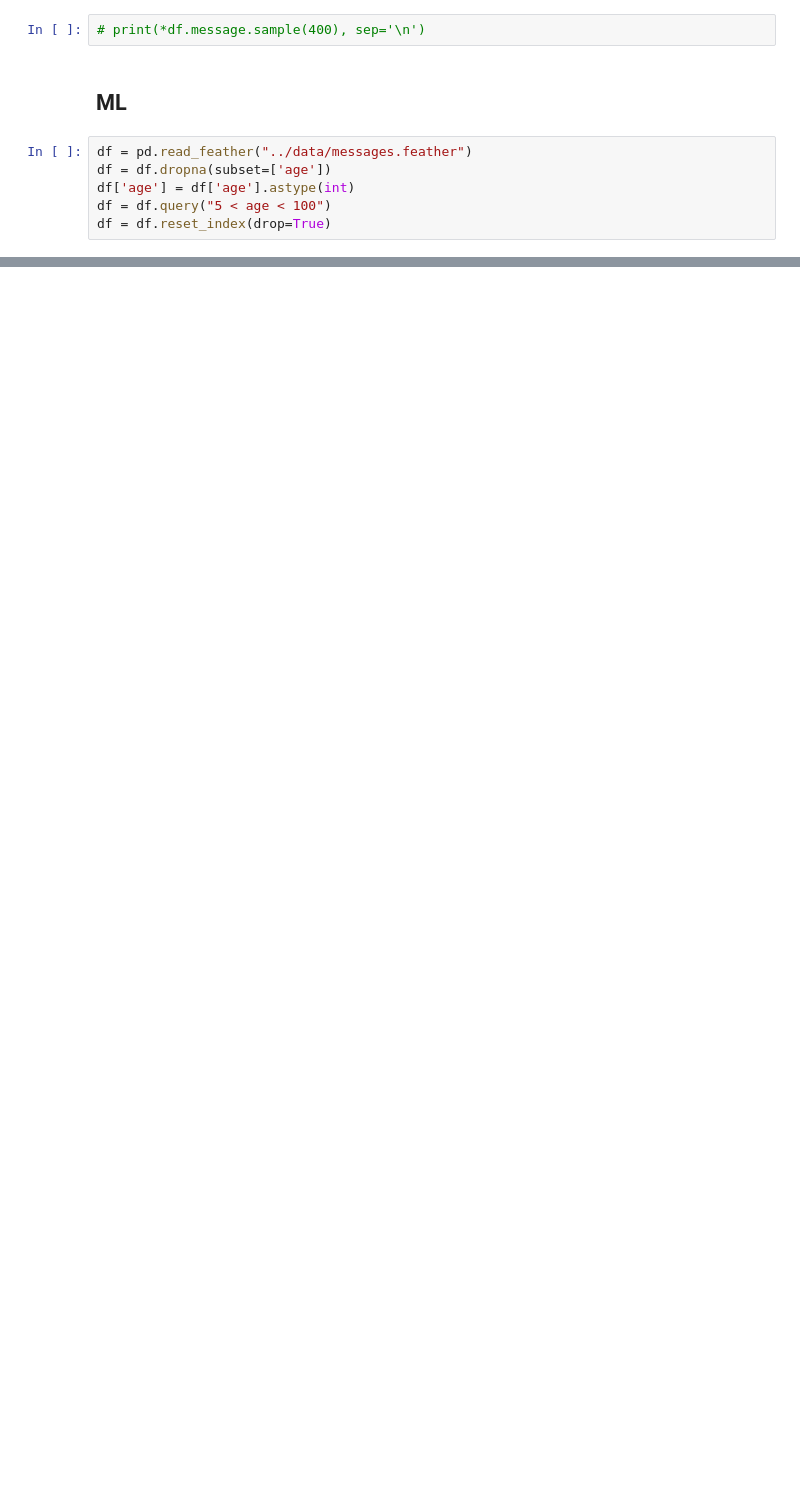
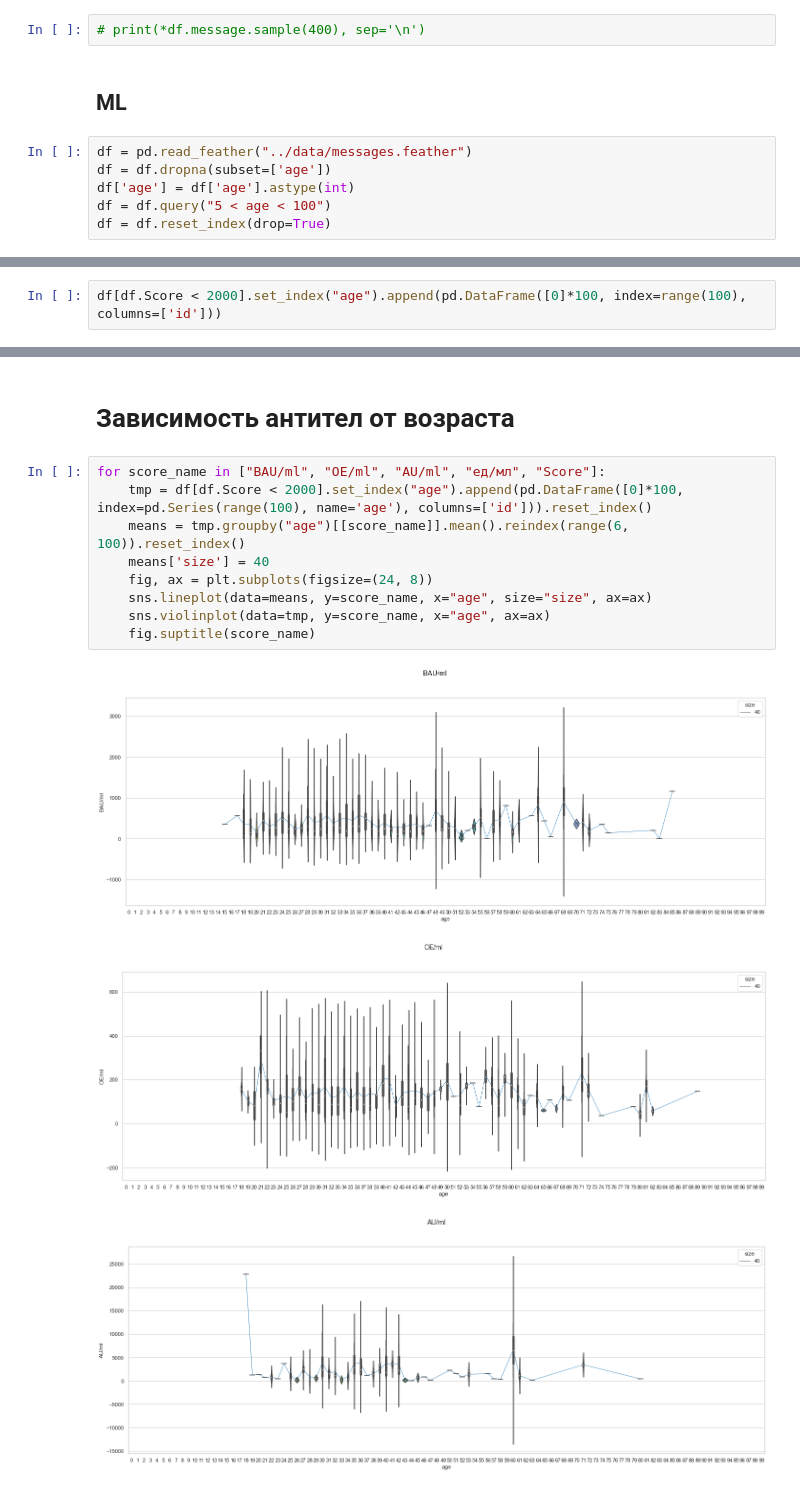
Before and after one commit to sabal202/classification-2021, a Jupyter notebook: tasks/Task_5.ipynb, the cells around one changed output, grey strips where cells are left out. Drawn from its saved outputs; the diff is of its cells as text; blank space fills up the shorter version.

```diff
--- a/tasks/Task_5.ipynb
+++ b/tasks/Task_5.ipynb
@@ -281,0 +290,2 @@ memory usage: 1.2+ MB
+# %%
+df[df.Score < 2000].set_index("age").append(pd.DataFrame([0]*100, index=range(100), columns=['id']))
@@ -281,0 +306,15 @@ memory usage: 1.2+ MB
+# %% [markdown]
+# Зависимость антител от возраста
+# %%
+for score_name in ["BAU/ml", "OE/ml", "AU/ml", "ед/мл", "Score"]:
+    tmp = df[df.Score < 2000].set_index("age").append(pd.DataFrame([0]*100, index=pd.Series(range(100), name='age'), columns=['id'])).reset_index()
+    means = tmp.groupby("age")[[score_name]].mean().reindex(range(6, 100)).reset_index()
+    means['size'] = 40
+    fig, ax = plt.subplots(figsize=(24, 8))
+    sns.lineplot(data=means, y=score_name, x="age", size="size", ax=ax)
+    sns.violinplot(data=tmp, y=score_name, x="age", ax=ax)
+    fig.suptitle(score_name)
+# %% [output]
+[figure, added]
+[figure, added]
+[figure, added]
```
Also changed, not shown: parts of 16 cells of this notebook, 2 other files.
